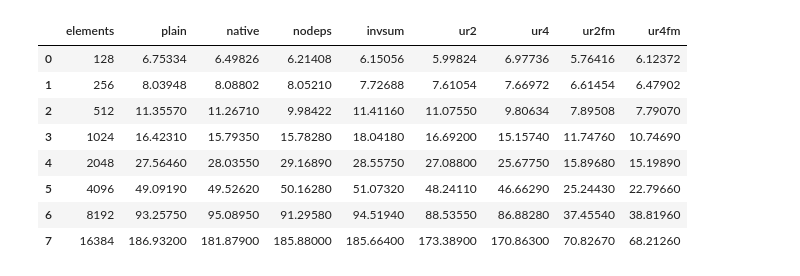
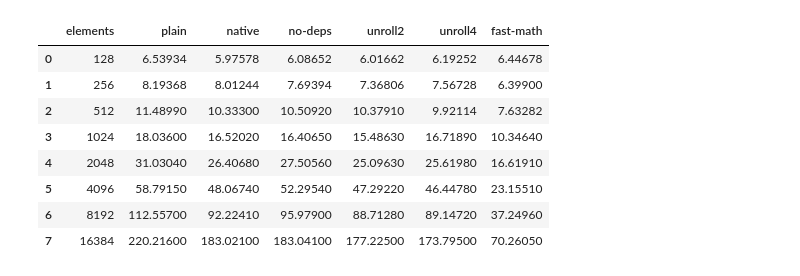
Before and after one commit to FedericoBustaffa/master, a Jupyter notebook: spm/assignment1/notebook.ipynb, the cells around one changed output. Saved outputs shown, nothing was run; the diff lists cells and outputs as text; code cells hidden in the pictures.

```diff
--- a/spm/assignment1/notebook.ipynb
+++ b/spm/assignment1/notebook.ipynb
@@ -1,37 +1,33 @@
 # %%
 import pandas as pd
 
 
 plain = pd.read_csv("results/plain.csv")
-native = pd.read_csv("results/native.csv")
-nodeps = pd.read_csv("results/native_deps.csv")
-invsum = pd.read_csv("results/native_deps_invsum.csv")
-ur2 = pd.read_csv("results/native_deps_invsum_ur2.csv")
-ur4 = pd.read_csv("results/native_deps_invsum_ur4.csv")
-ur2fm = pd.read_csv("results/native_deps_invsum_ur2_fm.csv")
-ur4fm = pd.read_csv("results/native_deps_invsum_ur4_fm.csv")
+native = pd.read_csv("results/opt3.csv")
+invsum = pd.read_csv("results/invsum.csv")
+ur2 = pd.read_csv("results/unroll2.csv")
+ur4 = pd.read_csv("results/unroll4.csv")
+fm = pd.read_csv("results/fastmath.csv")
 
 df = plain
 df.rename(columns={"time": "plain"}, inplace=True)
 df["plain"] = df["plain"] * 1e6
 df["native"] = native["time"] * 1e6
-df["nodeps"] = nodeps["time"] * 1e6
-df["invsum"] = invsum["time"] * 1e6
-df["ur2"] = ur2["time"] * 1e6
-df["ur4"] = ur4["time"] * 1e6
-df["ur2fm"] = ur2fm["time"] * 1e6
-df["ur4fm"] = ur4fm["time"] * 1e6
+df["no-deps"] = invsum["time"] * 1e6
+df["unroll2"] = ur2["time"] * 1e6
+df["unroll4"] = ur4["time"] * 1e6
+df["fast-math"] = fm["time"] * 1e6
 df
 # %% [output]
-|  | elements | plain | native | nodeps | invsum | ur2 | ur4 | ur2fm | ur4fm |
-| 0 | 128 | 6.75334 | 6.49826 | 6.21408 | 6.15056 | 5.99824 | 6.97736 | 5.76416 | 6.12372 |
-| 1 | 256 | 8.03948 | 8.08802 | 8.05210 | 7.72688 | 7.61054 | 7.66972 | 6.61454 | 6.47902 |
-| 2 | 512 | 11.35570 | 11.26710 | 9.98422 | 11.41160 | 11.07550 | 9.80634 | 7.89508 | 7.79070 |
-| 3 | 1024 | 16.42310 | 15.79350 | 15.78280 | 18.04180 | 16.69200 | 15.15740 | 11.74760 | 10.74690 |
-| 4 | 2048 | 27.56460 | 28.03550 | 29.16890 | 28.55750 | 27.08800 | 25.67750 | 15.89680 | 15.19890 |
-| 5 | 4096 | 49.09190 | 49.52620 | 50.16280 | 51.07320 | 48.24110 | 46.66290 | 25.24430 | 22.79660 |
-| 6 | 8192 | 93.25750 | 95.08950 | 91.29580 | 94.51940 | 88.53550 | 86.88280 | 37.45540 | 38.81960 |
-| 7 | 16384 | 186.93200 | 181.87900 | 185.88000 | 185.66400 | 173.38900 | 170.86300 | 70.82670 | 68.21260 |
+|  | elements | plain | native | no-deps | unroll2 | unroll4 | fast-math |
+| 0 | 128 | 6.53934 | 5.97578 | 6.08652 | 6.01662 | 6.19252 | 6.44678 |
+| 1 | 256 | 8.19368 | 8.01244 | 7.69394 | 7.36806 | 7.56728 | 6.39900 |
+| 2 | 512 | 11.48990 | 10.33300 | 10.50920 | 10.37910 | 9.92114 | 7.63282 |
+| 3 | 1024 | 18.03600 | 16.52020 | 16.40650 | 15.48630 | 16.71890 | 10.34640 |
+| 4 | 2048 | 31.03040 | 26.40680 | 27.50560 | 25.09630 | 25.61980 | 16.61910 |
+| 5 | 4096 | 58.79150 | 48.06740 | 52.29540 | 47.29220 | 46.44780 | 23.15510 |
+| 6 | 8192 | 112.55700 | 92.22410 | 95.97900 | 88.71280 | 89.14720 | 37.24960 |
+| 7 | 16384 | 220.21600 | 183.02100 | 183.04100 | 177.22500 | 173.79500 | 70.26050 |
 # %%
 # df["native_su"] = df["plain"] / df["native"]
 # print(df.to_latex(header=True, index=False, float_format="%.4f"))
```
Also changed, not shown: parts of 3 cells of this notebook, 20 other files.
